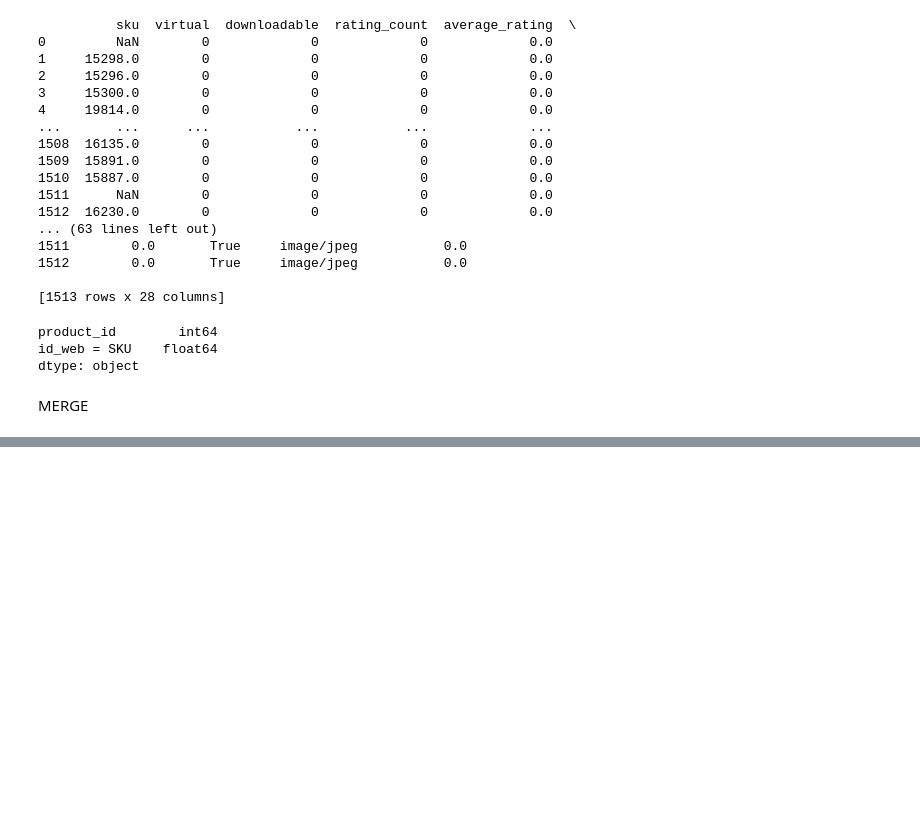
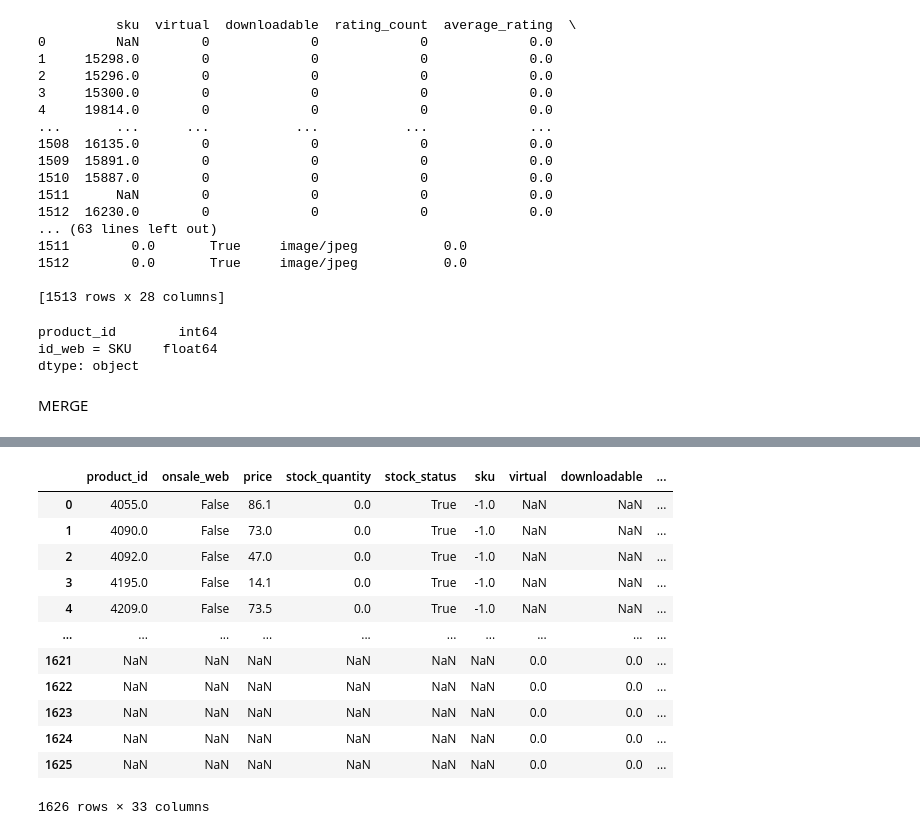
Before and after one commit to Idolrice/projet_6_OC, a Jupyter notebook: notebooks/projet6_V2.ipynb, the cells around one changed output, grey strips where cells are left out. Cells and saved outputs as stored; diff of their text form; code cells hidden in the pictures; blank space fills up the shorter version.

```diff
--- a/notebooks/projet6_V2.ipynb
+++ b/notebooks/projet6_V2.ipynb
@@ -610,3 +610,3 @@ stock_status         bool
 dtype: object
 # %%
-erp["price"] = erp.price.replace(",",".")
+erp.price = erp.price.str.replace(",",".")
@@ -758,3 +774,5 @@ dtype: object
 #OK ?
 # %% [markdown]
 MERGE
+# %%
+liaison.columns=['product_id','sku']
@@ -760,0 +795,2 @@ MERGE
+# %%
+liaison['sku'].fillna(-1,inplace=True)
@@ -760,0 +804,2 @@ MERGE
+# %%
+liaison = liaison.astype(int)
@@ -765,0 +847,16 @@ TypeError: merge() got multiple values for argument 'on'
+# %%
+merged_erp_web
+# %% [output]
+|  | product_id | onsale_web | price | stock_quantity | stock_status | sku | virtual | downloadable | ... |
+| 0 | 4055.0 | False | 86.1 | 0.0 | True | -1.0 | NaN | NaN | ... |
+| 1 | 4090.0 | False | 73.0 | 0.0 | True | -1.0 | NaN | NaN | ... |
+| 2 | 4092.0 | False | 47.0 | 0.0 | True | -1.0 | NaN | NaN | ... |
+| 3 | 4195.0 | False | 14.1 | 0.0 | True | -1.0 | NaN | NaN | ... |
+| 4 | 4209.0 | False | 73.5 | 0.0 | True | -1.0 | NaN | NaN | ... |
+| ... | ... | ... | ... | ... | ... | ... | ... | ... | ... |
+| 1621 | NaN | NaN | NaN | NaN | NaN | NaN | 0.0 | 0.0 | ... |
+| 1622 | NaN | NaN | NaN | NaN | NaN | NaN | 0.0 | 0.0 | ... |
+| 1623 | NaN | NaN | NaN | NaN | NaN | NaN | 0.0 | 0.0 | ... |
+| 1624 | NaN | NaN | NaN | NaN | NaN | NaN | 0.0 | 0.0 | ... |
+| 1625 | NaN | NaN | NaN | NaN | NaN | NaN | 0.0 | 0.0 | ... |
+1626 rows × 33 columns
```
Also changed, not shown: parts of 15 cells of this notebook.
